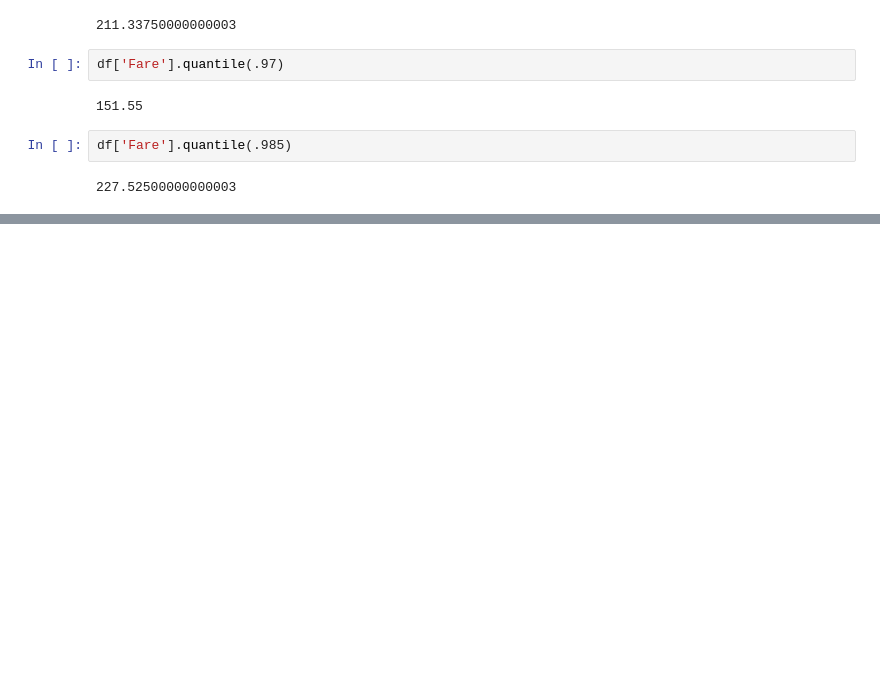
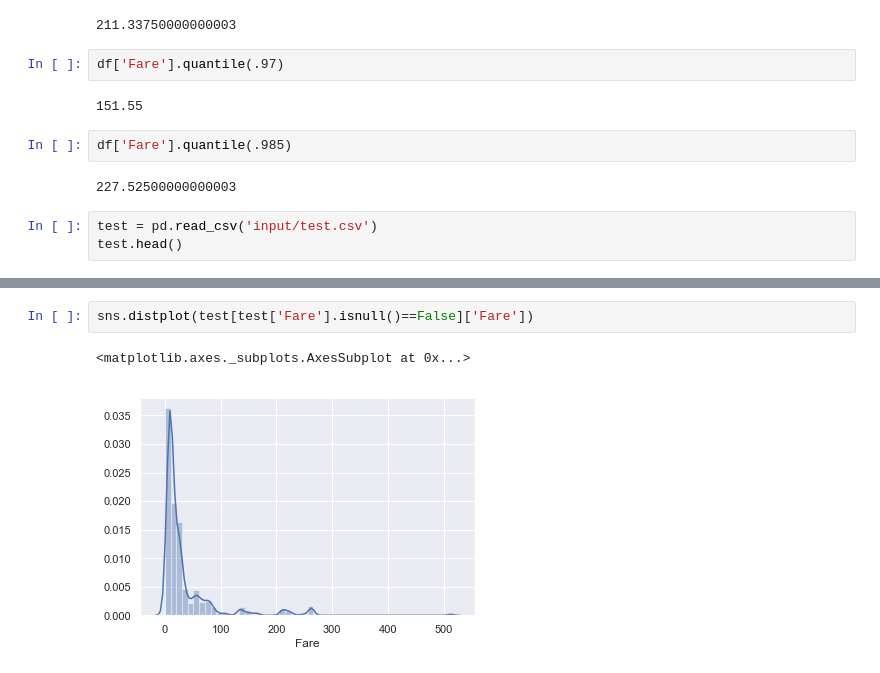
Before and after one commit to yoni2k/ml-kaggle-challenges, a Jupyter notebook: titanic/Fare_investigation.ipynb, the cells around one changed output, grey strips where cells are left out. Drawn from its saved outputs; the diff is of its cells as text; blank space fills up the shorter version.

```diff
--- a/titanic/Fare_investigation.ipynb
+++ b/titanic/Fare_investigation.ipynb
@@ -170,3 +170,6 @@ df['Fare'].quantile(.97)
 df['Fare'].quantile(.985)
 # %% [output]
 227.52500000000003
+# %%
+test = pd.read_csv('input/test.csv')
+test.head()
@@ -172,0 +183,5 @@ df['Fare'].quantile(.985)
+# %%
+sns.distplot(test[test['Fare'].isnull()==False]['Fare'])
+# %% [output]
+<matplotlib.axes._subplots.AxesSubplot at 0x...>
+[figure, added]
```
Also changed, not shown: parts of 1 cell of this notebook, 2 other files.
